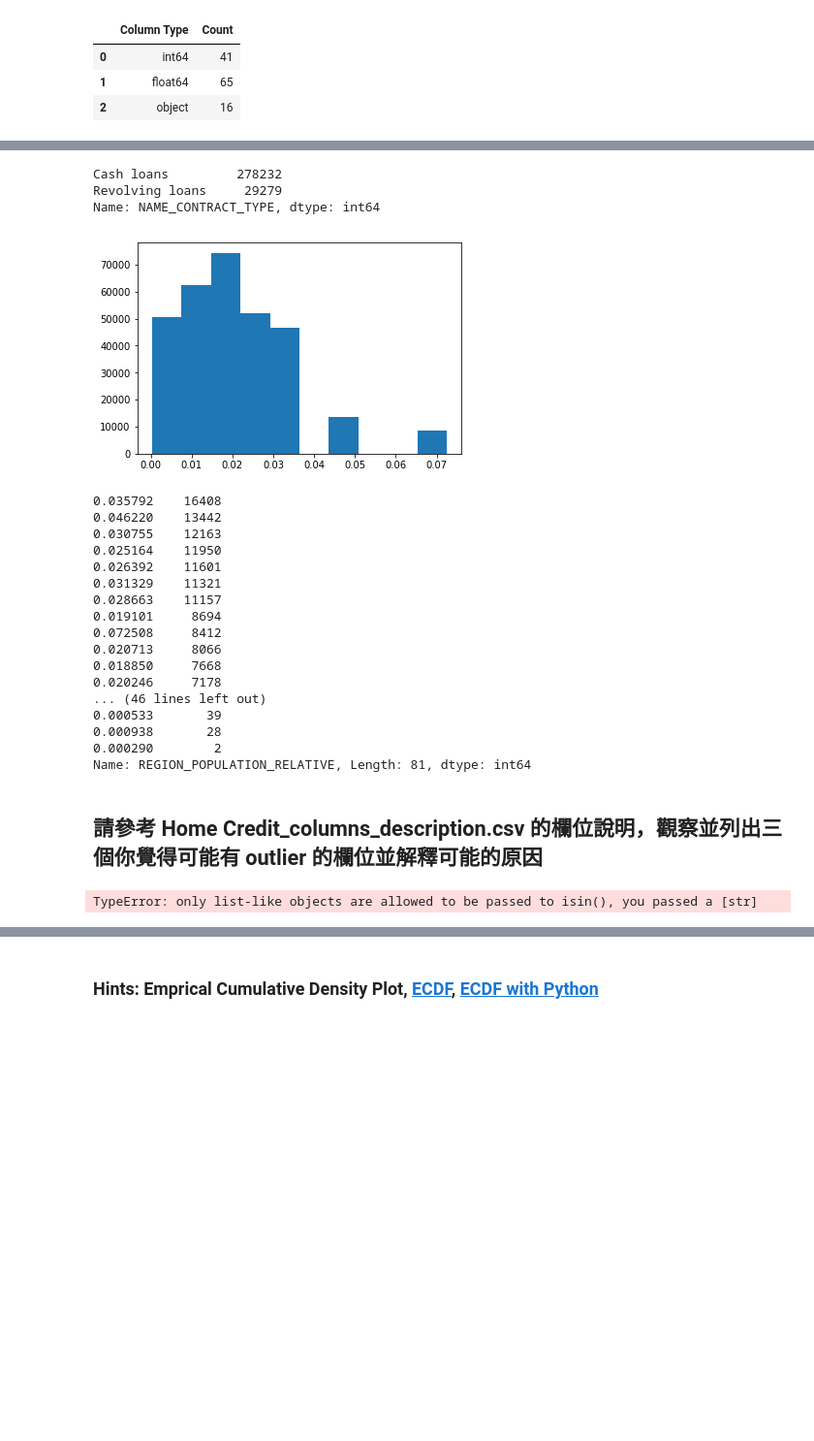
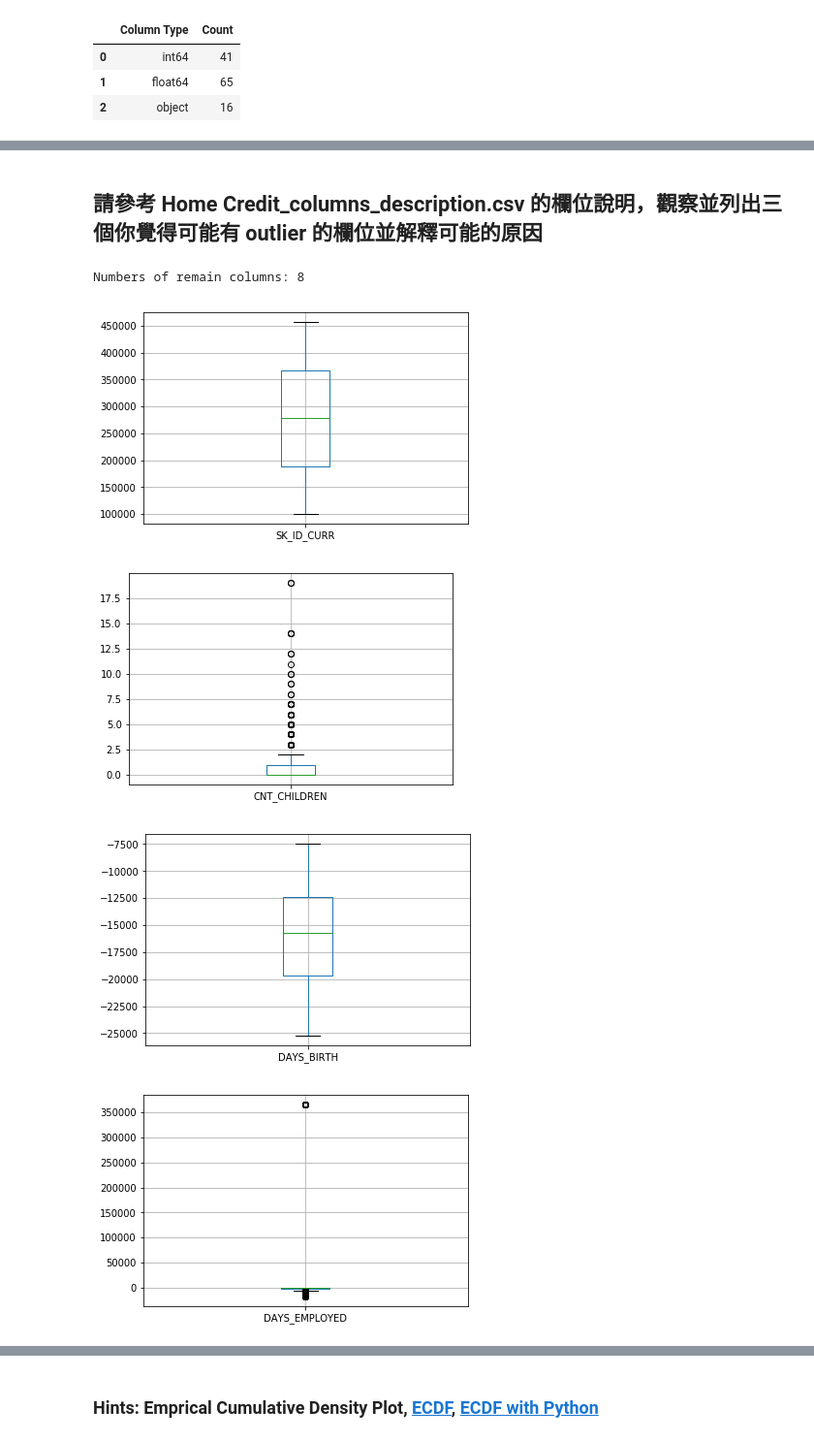
Before and after one commit to cirinoichris/4th-ML100Days, a Jupyter notebook: homework/Day_009_HW.ipynb, the cells around one changed output, grey strips where cells are left out. Shown: that part at 97% size. Drawn from its saved outputs; the diff is of its cells as text; code cells hidden in the pictures; blank space fills up the shorter version.

```diff
--- a/homework/Day_009_HW.ipynb
+++ b/homework/Day_009_HW.ipynb
@@ -122,38 +50,2 @@ array([278232,  29279], dtype=int64)
-# %%
-app_train.NAME_CONTRACT_TYPE.value_counts()
-# %% [output]
-Cash loans         278232
-Revolving loans     29279
-Name: NAME_CONTRACT_TYPE, dtype: int64
-# %%
-## REGION_POPULATION_RELATIVE: 客戶居住地區的標準化人口（數字越大，客戶居住在人口稠密的地區）
-plt.hist(app_train['REGION_POPULATION_RELATIVE'])
-plt.show()
-app_train['REGION_POPULATION_RELATIVE'].value_counts()
-# %% [output]
-[figure, removed]
-0.035792    16408
-0.046220    13442
-0.030755    12163
-0.025164    11950
-0.026392    11601
-0.031329    11321
-0.028663    11157
-0.019101     8694
-0.072508     8412
-0.020713     8066
-0.018850     7668
-0.020246     7178
-... (46 lines left out)
-0.000533       39
-0.000938       28
-0.000290        2
-Name: REGION_POPULATION_RELATIVE, Length: 81, dtype: int64
 # %% [markdown]
 ## 請參考 Home Credit_columns_description.csv 的欄位說明，觀察並列出三個你覺得可能有 outlier 的欄位並解釋可能的原因
-# %%
-dtype_select = 'float64'
-
-numeric_columns = list(app_train.columns[list(app_train.dtypes.isin(dtype_select))])
-# %% [output]
-TypeError: only list-like objects are allowed to be passed to isin(), you passed a [str]
@@ -162,20 +52,20 @@ numeric_columns
 # %%
-# 先篩選數值型的欄位
-"""
-YOUR CODE HERE, fill correct data types (for example str, float, int, ...)
-"""
-dtype_select = float_features
+# 先篩選數值型的欄位 (YOUR CODE HERE, fill correct data types (for example str, float, int, ...)
 
-numeric_columns = list(app_train.columns[list(app_train.dtypes.isin(dtype_select))])
+# dtype_select = [np.int64,np.float64]
+numeric_columns = list(app_train.columns[list(app_train.dtypes.isin([np.int64, np.float64]))])
 
 # 再把只有 2 值 (通常是 0,1) 的欄位去掉
 numeric_columns = list(app_train[numeric_columns].columns[list(app_train[numeric_columns].apply(lambda x:len(x.unique())!=2 ))])
-print("Numbers of remain columns" % len(numeric_columns))
+print("Numbers of remain columns: %i" % len(numeric_columns))
 
-# 檢視這些欄位的數值範圍
+# box 檢視這些欄位的數值範圍
 for col in numeric_columns:
-    """
-    Your CODE HERE, make the box plot
-    """
-
+    app_train.boxplot(col)
     plt.show()
+# %% [output]
+Numbers of remain columns: 8
+[figure, added]
+[figure, added]
+[figure, added]
+[figure, added]
```
Also changed, not shown: parts of 25 cells of this notebook.
